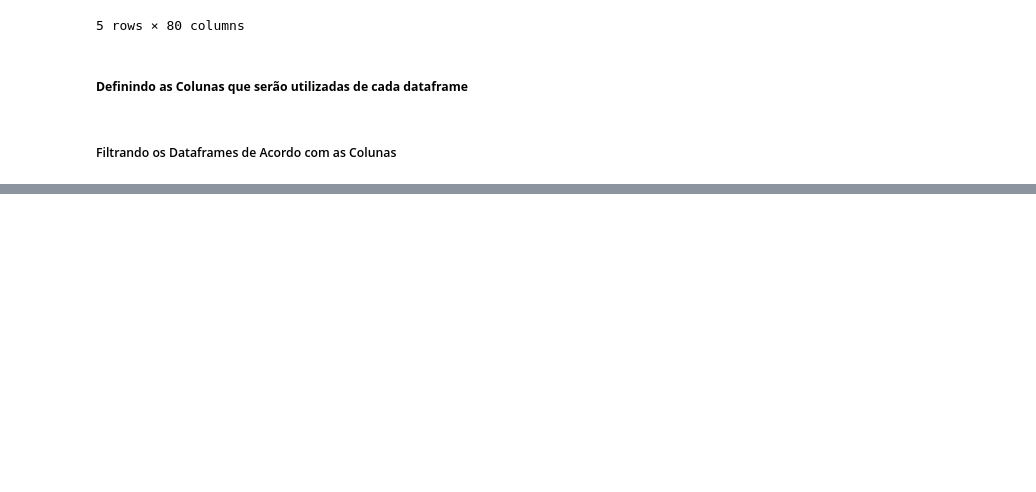
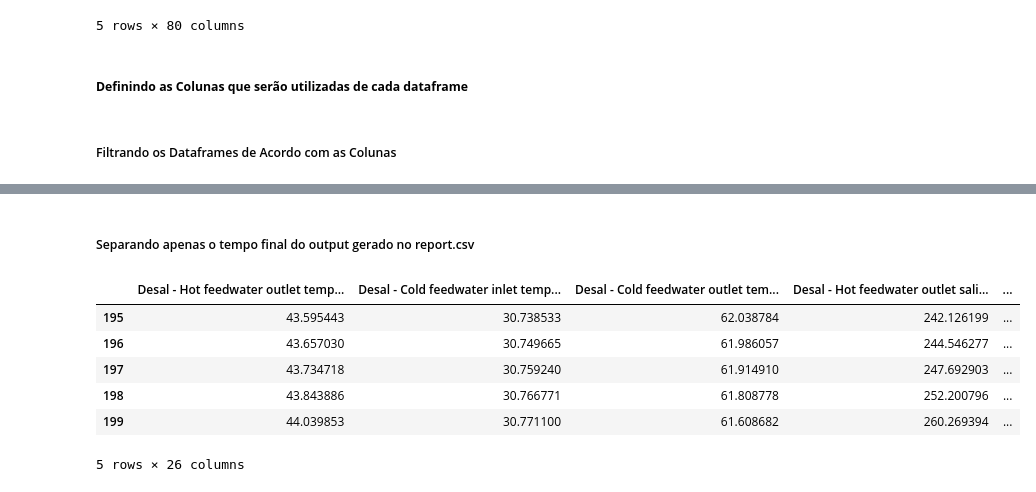
Before and after one commit to LucasPimentaM/mapeamento_svg, a Jupyter notebook: mapeamento_svg.ipynb, the cells around one changed output, grey strips where cells are left out. Cells and saved outputs as stored; diff of their text form; code cells hidden in the pictures; blank space fills up the shorter version.

```diff
--- a/mapeamento_svg.ipynb
+++ b/mapeamento_svg.ipynb
@@ -89,0 +112,12 @@ usecols_report = [
+# %% [markdown]
+##### Separando apenas o tempo final do output gerado no report.csv
+# %%
+report_filtrado.tail()
+# %% [output]
+|  | Desal - Hot feedwater outlet temp... | Desal - Cold feedwater inlet temp... | Desal - Cold feedwater outlet tem... | Desal - Hot feedwater outlet sali... | ... |
+| 195 | 43.595443 | 30.738533 | 62.038784 | 242.126199 | ... |
+| 196 | 43.657030 | 30.749665 | 61.986057 | 244.546277 | ... |
+| 197 | 43.734718 | 30.759240 | 61.914910 | 247.692903 | ... |
+| 198 | 43.843886 | 30.766771 | 61.808778 | 252.200796 | ... |
+| 199 | 44.039853 | 30.771100 | 61.608682 | 260.269394 | ... |
+5 rows × 26 columns
```
Also changed, not shown: parts of 13 cells of this notebook, 2 other files.
